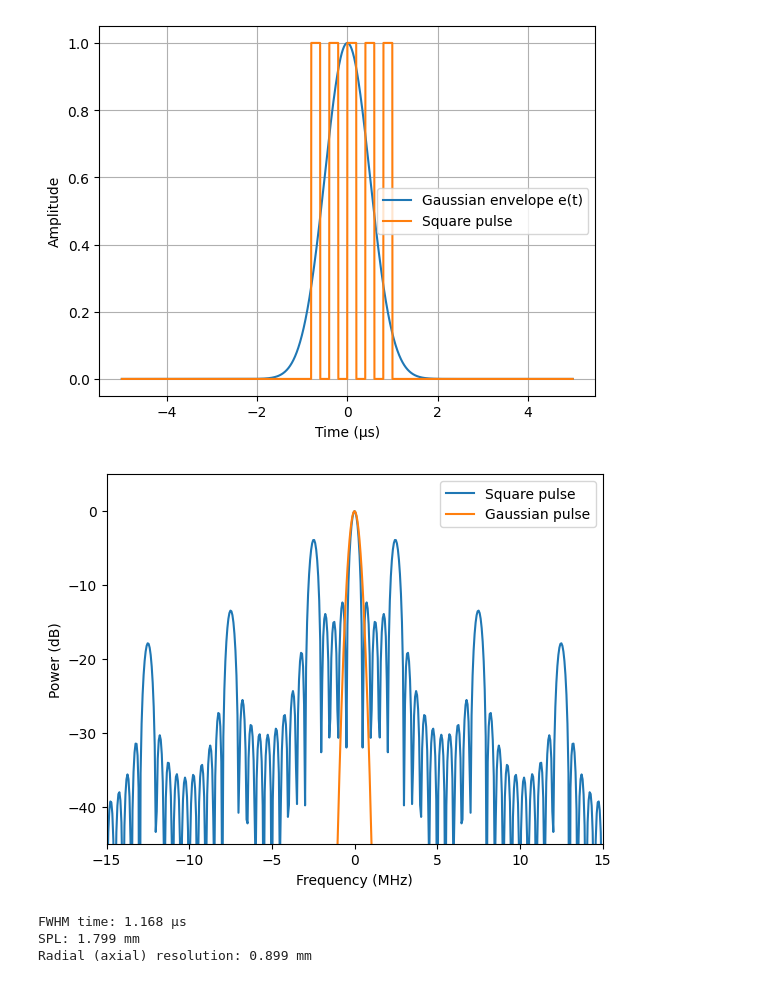
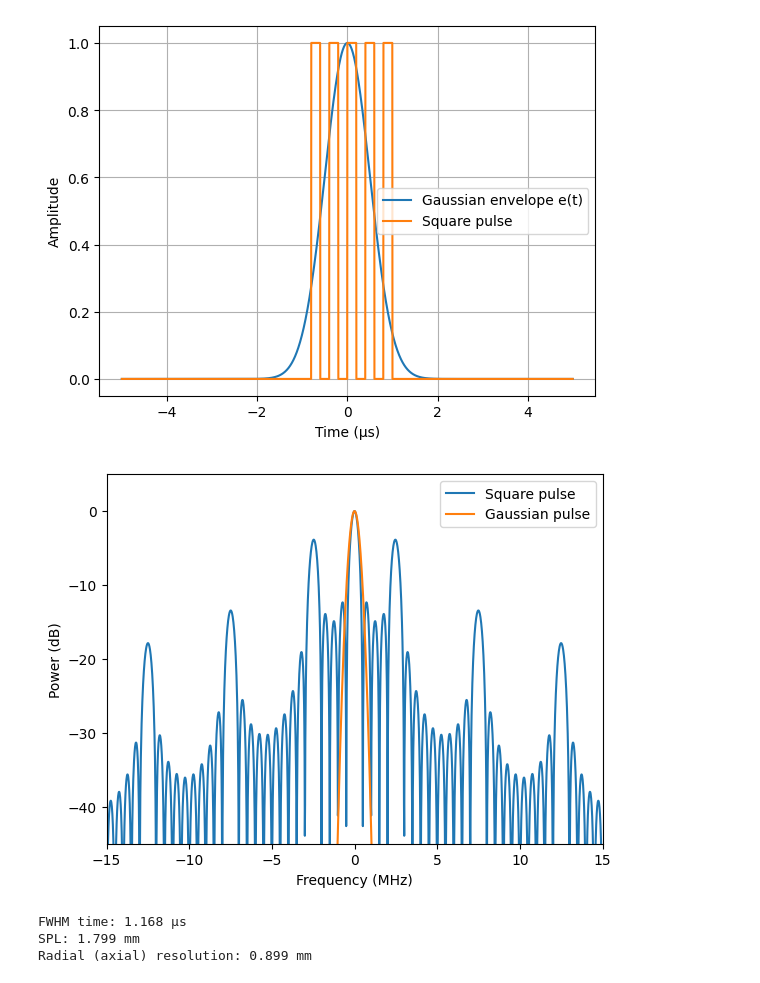
Before and after one commit to Sandermi99/MEDT4165, a Jupyter notebook: Exercise2.ipynb, the cells around one changed output. Cells and saved outputs as stored; diff of their text form; code cells hidden in the pictures.

```diff
--- a/Exercise2.ipynb
+++ b/Exercise2.ipynb
@@ -38,7 +38,7 @@ plt.show()
 # %%
 # Power spectrum of the gaussian pulse
 
-Nfft = 4096
+Nfft = 16384
 Y = np.fft.fft(e, Nfft)
 Ps_Y = (1/Nfft) * np.abs(Y)**2
 Ps_Y_shiftet = np.fft.fftshift(Ps_Y)
@@ -76,29 +76,29 @@ plt.show()
 # %% [output]
 [figure]
 # %%
-Nfft = 4096
+Nfft = 16384
 Y_square = np.fft.fft(y_squared_windowed, Nfft)
 
 Ps_Y_square = (1/Nfft) * np.abs(Y_square)**2
 Ps_Y_square_shiftet = np.fft.fftshift(Ps_Y_square)
 Ps_Y_normalized = Ps_Y_square_shiftet/np.max(Ps_Y_square_shiftet)
 Ps_gauss_normalized = Ps_Y_shiftet/np.max(Ps_Y_shiftet)
 Ps_Y_square_shiftet_dB = 10*np.log10(Ps_Y_normalized + 1e-12)
 Ps_gauss_shifted_dB = 10*np.log10(Ps_gauss_normalized + 1e-12)
 
 
 plt.figure()
 
 plt.plot(f/1e6, Ps_Y_square_shiftet_dB, label="Square pulse")
 plt.plot(f/1e6, Ps_gauss_shifted_dB, label="Gaussian pulse")
 plt.ylabel("Power (dB)")
 plt.xlabel("Frequency (MHz)")
 plt.ylim(-45, 5)
 plt.xlim(-15, 15)
 plt.legend()
 plt.show()
 # %% [output]
-[figure, old version]
+[figure, new version]
 # %%
 #The main difference one can observe in the plot is that the gaussian pulse spectrum has one main lobe centered
 # At 0Hz while the square wave has a main lobe also, but also contains side lobes in +- f0, 3f0, 5f0....
```
Also changed, not shown: parts of 4 cells of this notebook.
